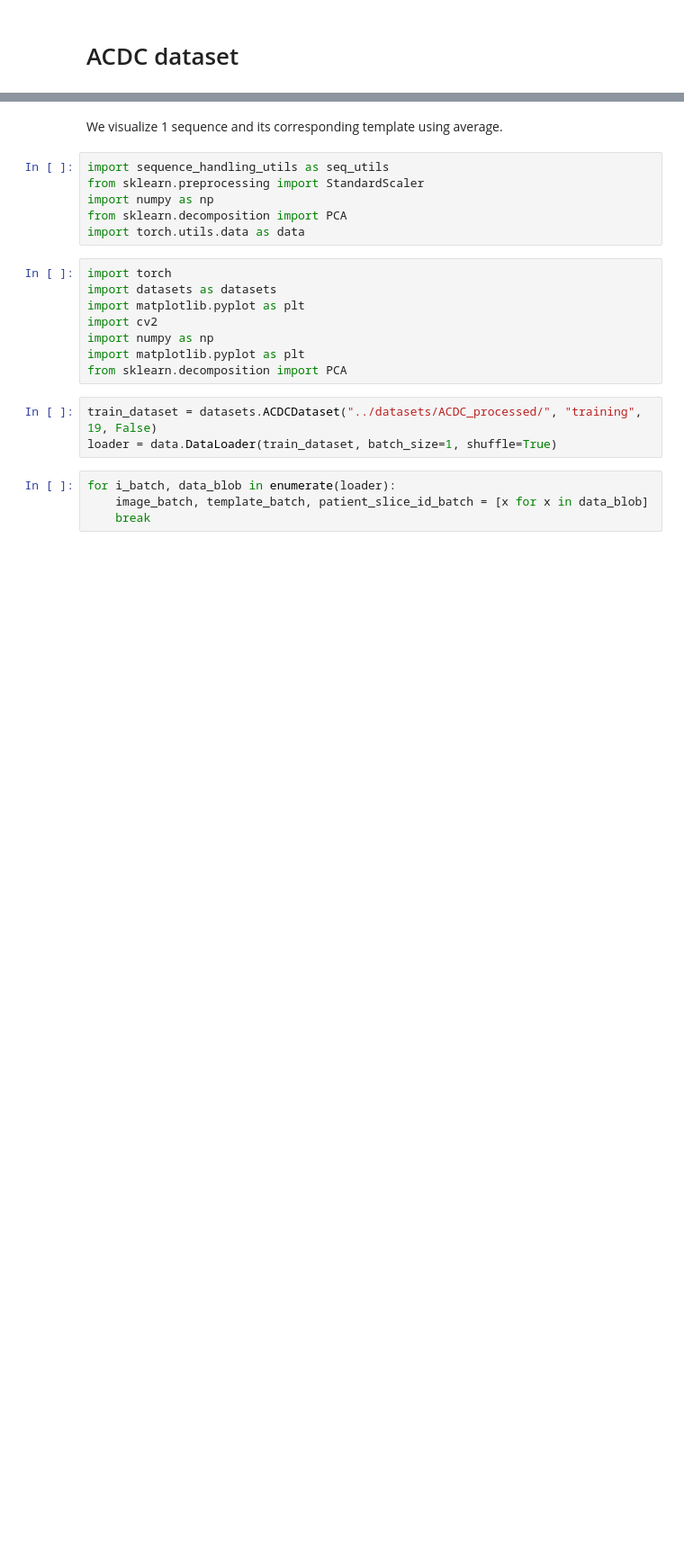
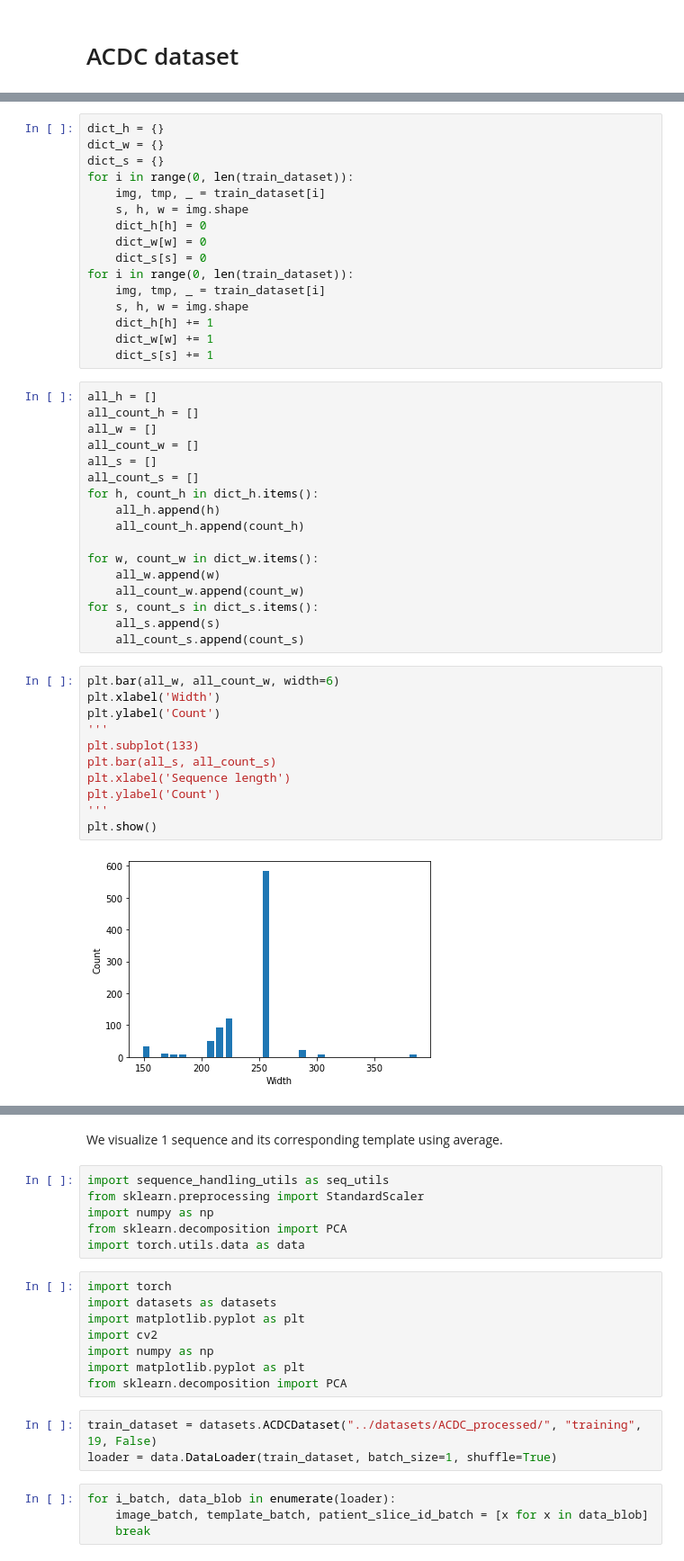
Before and after one commit to ManalHamdi/RAFT, a Jupyter notebook: core/DataVisualisation.ipynb, the cells around one changed output, grey strips where cells are left out. Shown at 90% size. Drawn from its saved outputs; the diff is of its cells as text; blank space fills up the shorter version.

```diff
--- a/core/DataVisualisation.ipynb
+++ b/core/DataVisualisation.ipynb
@@ -2,0 +35,46 @@
+# %%
+dict_h = {}
+dict_w = {}
+dict_s = {}
+for i in range(0, len(train_dataset)):
+    img, tmp, _ = train_dataset[i]
+    s, h, w = img.shape
+    dict_h[h] = 0
+    dict_w[w] = 0
+    dict_s[s] = 0
+for i in range(0, len(train_dataset)):
+    img, tmp, _ = train_dataset[i]
+    s, h, w = img.shape
+    dict_h[h] += 1
+    dict_w[w] += 1
+    dict_s[s] += 1
+# %%
+all_h = []
+all_count_h = []
+all_w = []
+all_count_w = []
+all_s = []
+all_count_s = []
+for h, count_h in dict_h.items():
+    all_h.append(h)
+    all_count_h.append(count_h)
+
+for w, count_w in dict_w.items():
+    all_w.append(w)
+    all_count_w.append(count_w)
+for s, count_s in dict_s.items():
+    all_s.append(s)
+    all_count_s.append(count_s)
+# %%
+plt.bar(all_w, all_count_w, width=6)
+plt.xlabel('Width')
+plt.ylabel('Count')
+'''
+plt.subplot(133)
+plt.bar(all_s, all_count_s)
+plt.xlabel('Sequence length')
+plt.ylabel('Count')
+'''
+plt.show()
+# %% [output]
+[figure, added]
```
Also changed, not shown: parts of 10 cells of this notebook, 6 other files.
